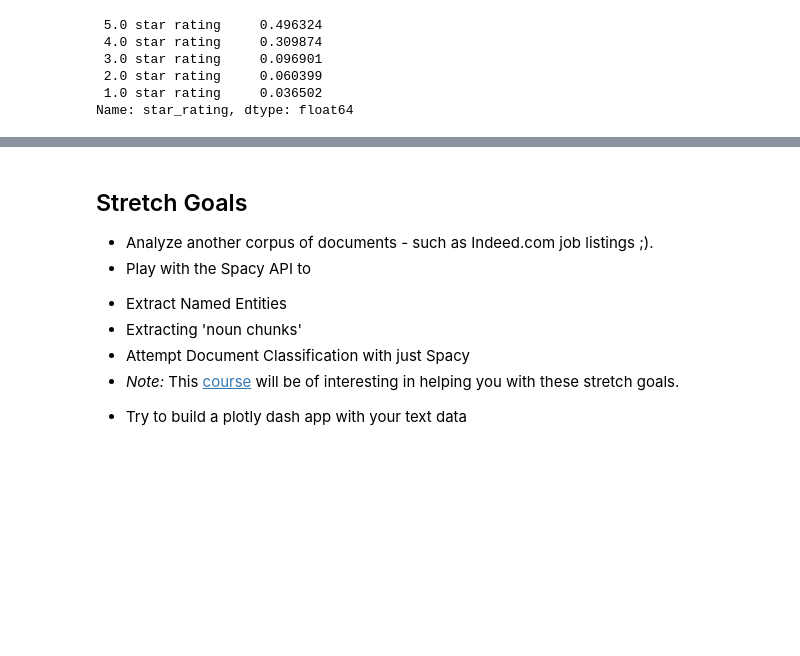
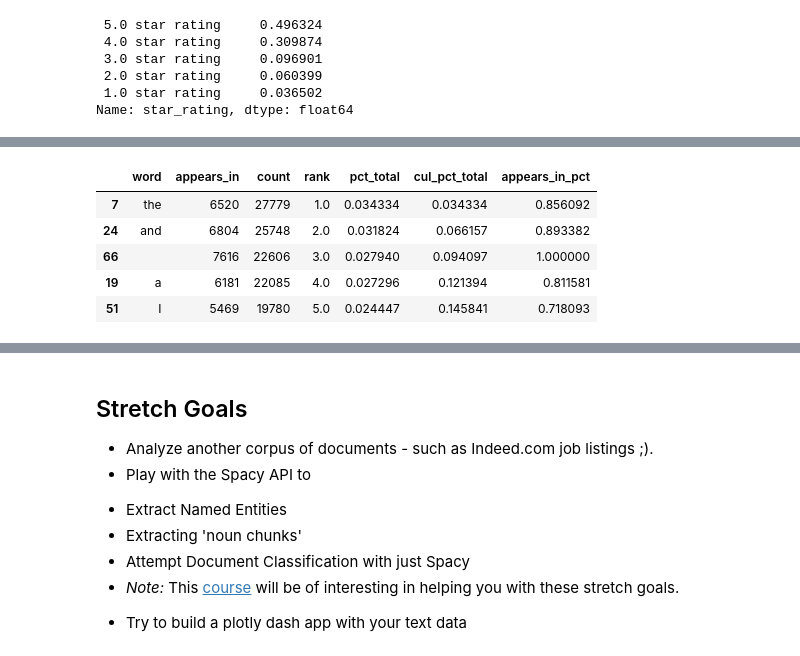
Before and after one commit to pingao2019/DS-Unit-4-Sprint-1-NLP, a Jupyter notebook: LS_DS_411_Text_Data_Assignment.ipynb, the cells around one changed output, grey strips where cells are left out. Cells and saved outputs as stored; diff of their text form; code cells hidden in the pictures; blank space fills up the shorter version.

```diff
--- a/LS_DS_411_Text_Data_Assignment.ipynb
+++ b/LS_DS_411_Text_Data_Assignment.ipynb
@@ -430,7 +75,0 @@ shops['lemmas'].head()
-# %%
-wc = count(shopsbad['lemmas'])
-wc_top20 = wc[wc['rank'] <= 20]
-
-squarify.plot(sizes=wc_top20['pct_total'], label=wc_top20['word'], alpha=.8 )
-plt.axis('off')
-plt.show()
@@ -436,0 +102,3 @@ plt.show()
+# %%
+document = nlp(str(shops1['full_review_text']))
+document
@@ -436,0 +191,10 @@ plt.show()
+# %%
+word_count = count(shops1['tokens'])
+word_count.head()
+# %% [output]
+|  | word | appears_in | count | rank | pct_total | cul_pct_total | appears_in_pct |
+| 7 | the | 6520 | 27779 | 1.0 | 0.034334 | 0.034334 | 0.856092 |
+| 24 | and | 6804 | 25748 | 2.0 | 0.031824 | 0.066157 | 0.893382 |
+| 66 |  | 7616 | 22606 | 3.0 | 0.027940 | 0.094097 | 1.000000 |
+| 19 | a | 6181 | 22085 | 4.0 | 0.027296 | 0.121394 | 0.811581 |
+| 51 | I | 5469 | 19780 | 5.0 | 0.024447 | 0.145841 | 0.718093 |
```
Also changed, not shown: parts of 55 cells of this notebook.
